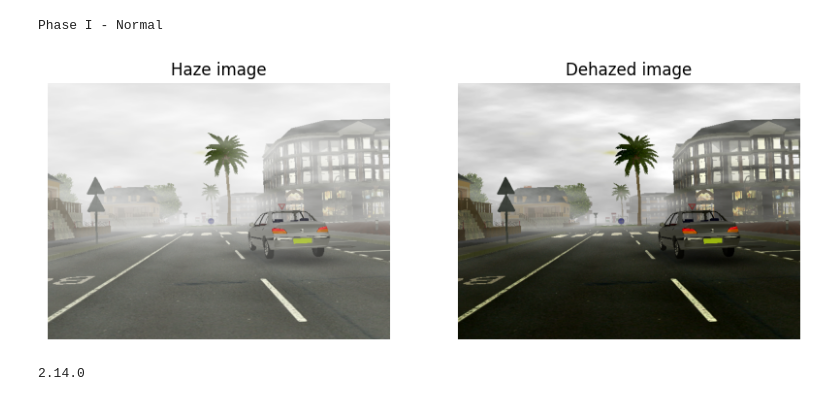
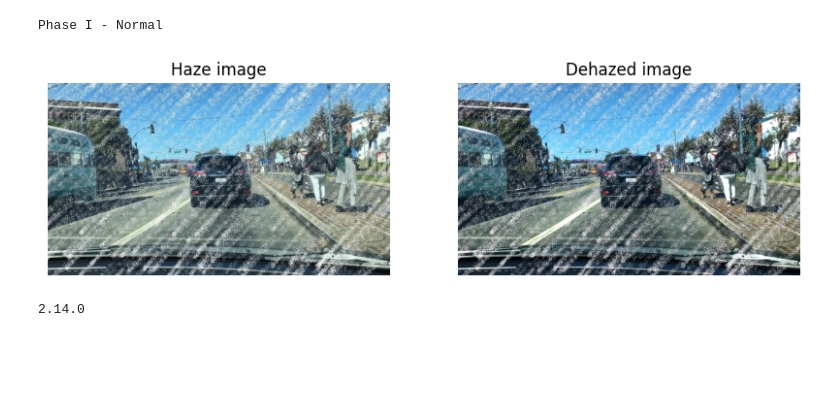
Before and after one commit to GGDuckGGuck/Image_Class, a Jupyter notebook: all.ipynb, the cells around one changed output. Cells and saved outputs as stored; diff of their text form; code cells hidden in the pictures; blank space fills up the shorter version.

```diff
--- a/all.ipynb
+++ b/all.ipynb
@@ -13,7 +13,10 @@ from PIL import Image
 model = tf.keras.models.load_model('fog_classifier_1209_epoch_500.h5')
 # %%
 # test_Fog_Image = 'fog_test.png'
-test_Fog_Image = 'No_fog_test.jpg'
+
+fog_image = 'data/Fog_test_image.png'
+
+test_Fog_Image = fog_image
 
 # load a single image for testing
 test_image = tf.keras.preprocessing.image.load_img(test_Fog_Image, target_size = (150, 150))
@@ -225,36 +228,36 @@ if __name__ == "__main__":
     DIR = 'outputs'
 
     O_PATH = ospath.join(DIR, 'stbe.jpg')
-    I_PATH = ospath.join('data', 'Fog_test_image.png')  # 안개 제거할 이미지 입력
+    I_PATH = ospath.join(fog_image)  # 안개 제거할 이미지 입력
 
     I = cv2.imread(I_PATH)
     J, J_enhanced, transmission_map = SBTE(I, is_only_result=False)
 
     cv2.imwrite(O_PATH, J)
 
     # 이미지를 화면에 출력
     plt.figure(figsize=(10, 5))  # 출력할 그래프의 크기를 설정
     plt.subplot(1, 2, 1)  # 1행 2열의 첫 번째 위치에 그래프 생성
     plt.title('Haze image')  # 그래프의 제목 설정
     plt.imshow(cv2.cvtColor(I, cv2.COLOR_BGR2RGB))  # 이미지를 RGB 형식으로 변환하여 출력
     plt.axis('off')  # 축을 보이지 않게 설정
 
     plt.subplot(1, 2, 2)  # 1행 2열의 두 번째 위치에 그래프 생성
     plt.title('Dehazed image')  # 그래프의 제목 설정
     plt.imshow(cv2.cvtColor(J, cv2.COLOR_BGR2RGB))  # 이미지를 RGB 형식으로 변환하여 출력
     plt.axis('off')  # 축을 보이지 않게 설정
 
     plt.show()  # 그래프를 화면에 출력
 
     cv2.imwrite(ospath.join(DIR, 'transmission map (SBTE).jpg'), transmission_map)
     cv2.imwrite(ospath.join(DIR, 'enhanced J (SBTE).jpg'), J_enhanced)
 
     # Dehazed 이미지를 저장
     DEHAZED_IMAGE_PATH = ospath.join('data', 'dehazed_image.jpg')  # 저장할 경로 설정
     cv2.imwrite(DEHAZED_IMAGE_PATH, J)  # Dehazed 이미지 파일로 저장
 # %% [output]
 Phase I - Normal
-[figure, old version]
+[figure, new version]
 # %%
 # import required libraries
 import numpy as np
```
Also changed, not shown: parts of 4 cells of this notebook.
